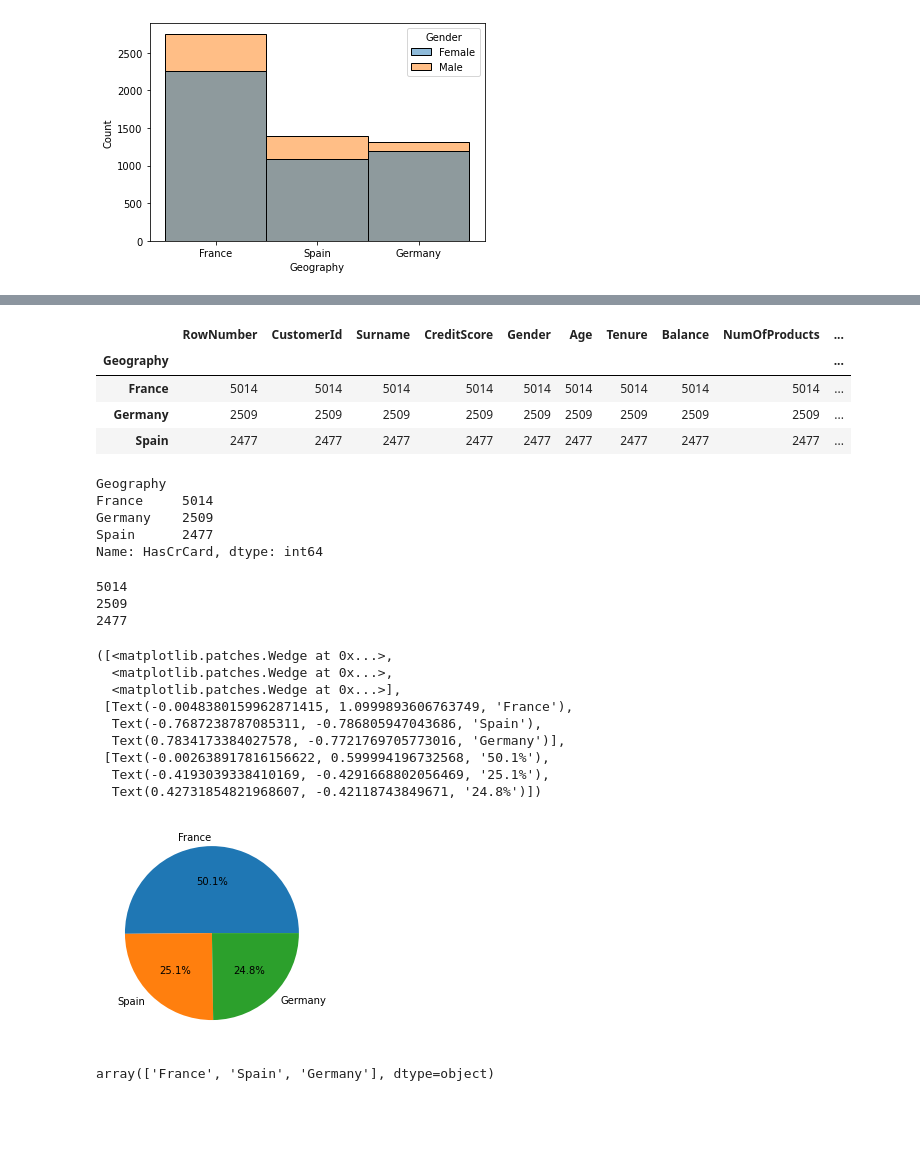
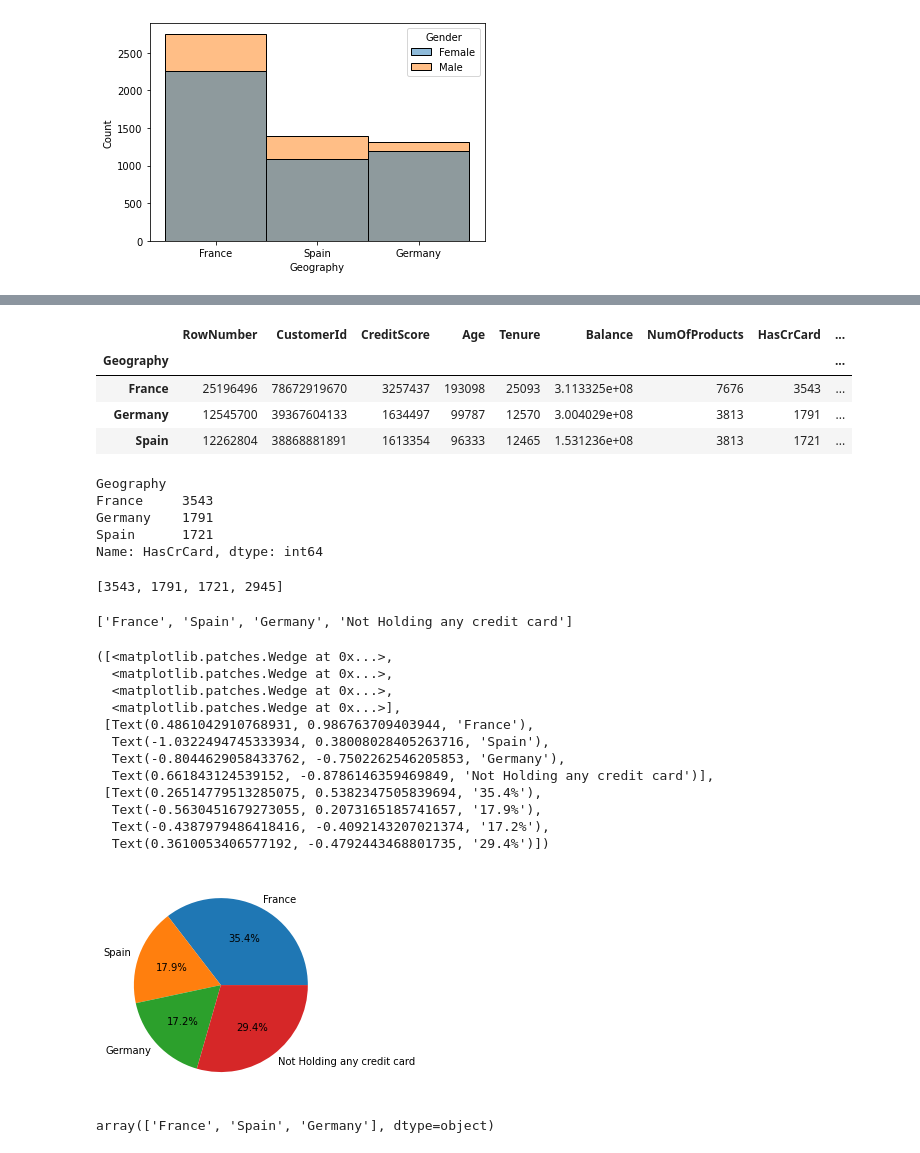
Before and after one commit to Launchpad5682/data-mining-lab, a Jupyter notebook: 02-Lab/charts.ipynb, the cells around one changed output, grey strips where cells are left out. Cells and saved outputs as stored; diff of their text form; code cells hidden in the pictures; blank space fills up the shorter version.

```diff
--- a/02-Lab/charts.ipynb
+++ b/02-Lab/charts.ipynb
@@ -46,49 +65,64 @@ sns.histplot(data=dataset, x="Geography",hue="Gender")
 # %%
-data = dataset.groupby(['Geography']).count()
+data = dataset.groupby(['Geography']).sum()
 # %%
 data
 # %% [output]
-|  | RowNumber | CustomerId | Surname | CreditScore | Gender | Age | Tenure | Balance | NumOfProducts | ... |
-| Geography |  |  |  |  |  |  |  |  |  | ... |
-| France | 5014 | 5014 | 5014 | 5014 | 5014 | 5014 | 5014 | 5014 | 5014 | ... |
-| Germany | 2509 | 2509 | 2509 | 2509 | 2509 | 2509 | 2509 | 2509 | 2509 | ... |
-| Spain | 2477 | 2477 | 2477 | 2477 | 2477 | 2477 | 2477 | 2477 | 2477 | ... |
+|  | RowNumber | CustomerId | CreditScore | Age | Tenure | Balance | NumOfProducts | HasCrCard | ... |
+| Geography |  |  |  |  |  |  |  |  | ... |
+| France | 25196496 | 78672919670 | 3257437 | 193098 | 25093 | 3.113325e+08 | 7676 | 3543 | ... |
+| Germany | 12545700 | 39367604133 | 1634497 | 99787 | 12570 | 3.004029e+08 | 3813 | 1791 | ... |
+| Spain | 12262804 | 38868881891 | 1613354 | 96333 | 12465 | 1.531236e+08 | 3813 | 1721 | ... |
 # %%
 balance = data["HasCrCard"]
 # %%
 balance
 # %% [output]
 Geography
-France     5014
-Germany    2509
-Spain      2477
+France     3543
+Germany    1791
+Spain      1721
 Name: HasCrCard, dtype: int64
-# %%
-for i in balance:
-    print(i)
-# %% [output]
-5014
-2509
-2477
 # %%
-y = []
+creditCard = []
+
+sum = 0
 for i in balance:
-    y.append(i)
+    creditCard.append(i)
+    sum = sum + i
+
+creditCard.append(10000-sum)
+# %%
+creditCard
+# %% [output]
+[3543, 1791, 1721, 2945]
 # %%
 labels = dataset['Geography'].unique()
+# %%
+label = []
+for i in labels:
+    label.append(i)
+
+label.append("Not Holding any credit card")
+# %%
+label
+# %% [output]
+['France', 'Spain', 'Germany', 'Not Holding any credit card']
 # %%
-plt.pie(y,labels=labels,autopct='%1.1f%%')
+plt.pie(creditCard,labels=label,autopct='%1.1f%%')
 # %% [output]
 ([<matplotlib.patches.Wedge at 0x...>,
   <matplotlib.patches.Wedge at 0x...>,
+  <matplotlib.patches.Wedge at 0x...>,
   <matplotlib.patches.Wedge at 0x...>],
- [Text(-0.0048380159962871415, 1.0999893606763749, 'France'),
-  Text(-0.7687238787085311, -0.786805947043686, 'Spain'),
-  Text(0.7834173384027578, -0.7721769705773016, 'Germany')],
- [Text(-0.002638917816156622, 0.599994196732568, '50.1%'),
-  Text(-0.4193039338410169, -0.4291668802056469, '25.1%'),
-  Text(0.42731854821968607, -0.42118743849671, '24.8%')])
+ [Text(0.4861042910768931, 0.986763709403944, 'France'),
+  Text(-1.0322494745333934, 0.38008028405263716, 'Spain'),
+  Text(-0.8044629058433762, -0.7502262546205853, 'Germany'),
+  Text(0.661843124539152, -0.8786146359469849, 'Not Holding any credit card')],
+ [Text(0.26514779513285075, 0.5382347505839694, '35.4%'),
+  Text(-0.5630451679273055, 0.2073165185741657, '17.9%'),
+  Text(-0.4387979486418416, -0.4092143207021374, '17.2%'),
+  Text(0.3610053406577192, -0.4792443468801735, '29.4%')])
-[figure, old version]
+[figure, new version]
 # %%
 labels
 # %% [output]
```
Also changed, not shown: parts of 4 cells of this notebook, 2 other files.
